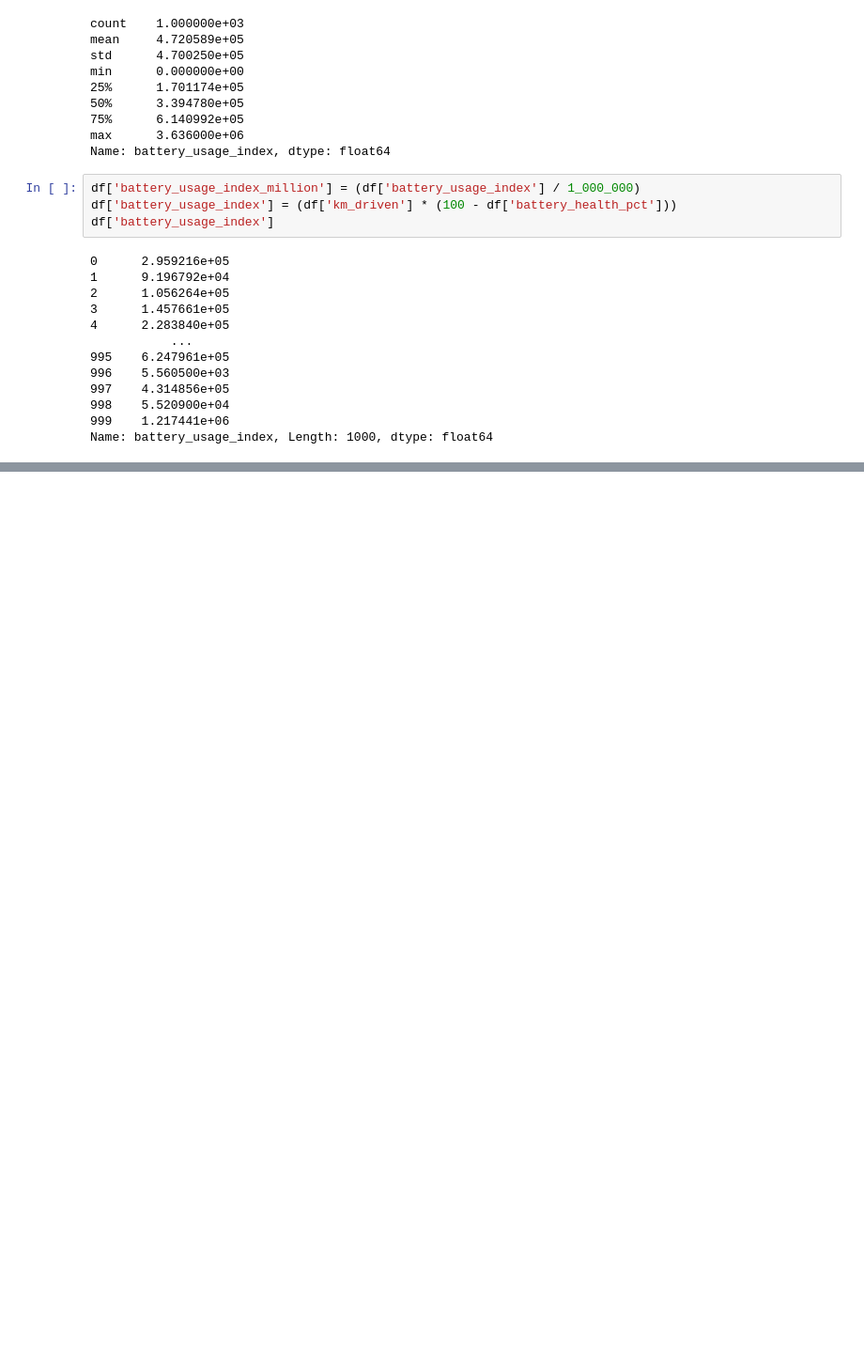
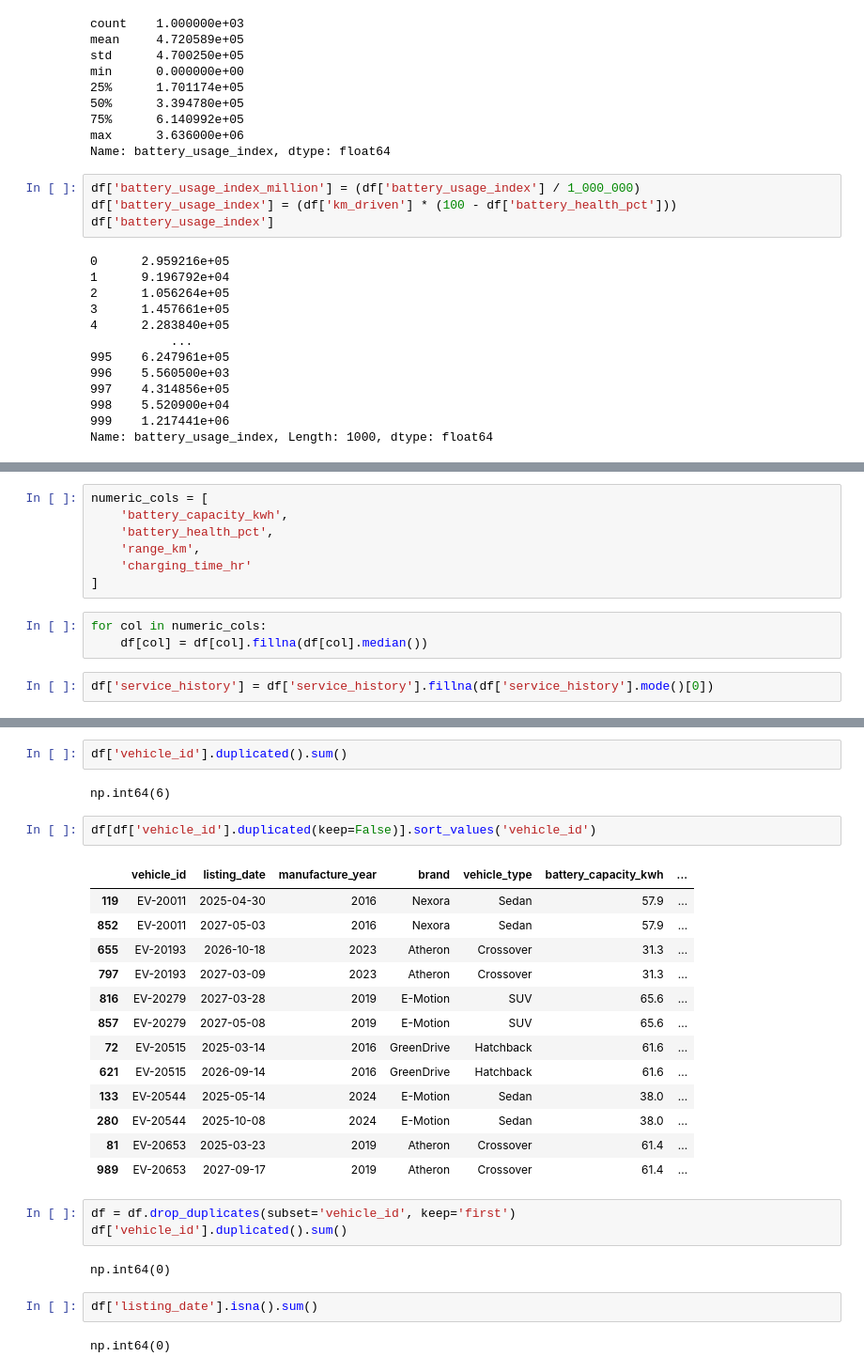
Before and after one commit to ParitoshAttketi/Jupyter_python_work, a Jupyter notebook: aug9th.ipynb, the cells around one changed output, grey strips where cells are left out. Shown at 94% size. Saved outputs shown, nothing was run; the diff lists cells and outputs as text; blank space fills up the shorter version.

```diff
--- a/aug9th.ipynb
+++ b/aug9th.ipynb
@@ -747,0 +750,12 @@ Requirements:
+# %%
+numeric_cols = [
+    'battery_capacity_kwh',
+    'battery_health_pct',
+    'range_km',
+    'charging_time_hr'
+]
+# %%
+for col in numeric_cols:
+    df[col] = df[col].fillna(df[col].median())
+# %%
+df['service_history'] = df['service_history'].fillna(df['service_history'].mode()[0])
@@ -747,0 +985,29 @@ Requirements:
+# %%
+df['vehicle_id'].duplicated().sum()
+# %% [output]
+np.int64(6)
+# %%
+df[df['vehicle_id'].duplicated(keep=False)].sort_values('vehicle_id')
+# %% [output]
+|  | vehicle_id | listing_date | manufacture_year | brand | vehicle_type | battery_capacity_kwh | ... |
+| 119 | EV-20011 | 2025-04-30 | 2016 | Nexora | Sedan | 57.9 | ... |
+| 852 | EV-20011 | 2027-05-03 | 2016 | Nexora | Sedan | 57.9 | ... |
+| 655 | EV-20193 | 2026-10-18 | 2023 | Atheron | Crossover | 31.3 | ... |
+| 797 | EV-20193 | 2027-03-09 | 2023 | Atheron | Crossover | 31.3 | ... |
+| 816 | EV-20279 | 2027-03-28 | 2019 | E-Motion | SUV | 65.6 | ... |
+| 857 | EV-20279 | 2027-05-08 | 2019 | E-Motion | SUV | 65.6 | ... |
+| 72 | EV-20515 | 2025-03-14 | 2016 | GreenDrive | Hatchback | 61.6 | ... |
+| 621 | EV-20515 | 2026-09-14 | 2016 | GreenDrive | Hatchback | 61.6 | ... |
+| 133 | EV-20544 | 2025-05-14 | 2024 | E-Motion | Sedan | 38.0 | ... |
+| 280 | EV-20544 | 2025-10-08 | 2024 | E-Motion | Sedan | 38.0 | ... |
+| 81 | EV-20653 | 2025-03-23 | 2019 | Atheron | Crossover | 61.4 | ... |
+| 989 | EV-20653 | 2027-09-17 | 2019 | Atheron | Crossover | 61.4 | ... |
+# %%
+df = df.drop_duplicates(subset='vehicle_id', keep='first')
+df['vehicle_id'].duplicated().sum()
+# %% [output]
+np.int64(0)
+# %%
+df['listing_date'].isna().sum()
+# %% [output]
+np.int64(0)
```
Also changed, not shown: parts of 28 cells of this notebook, 35 other files.
